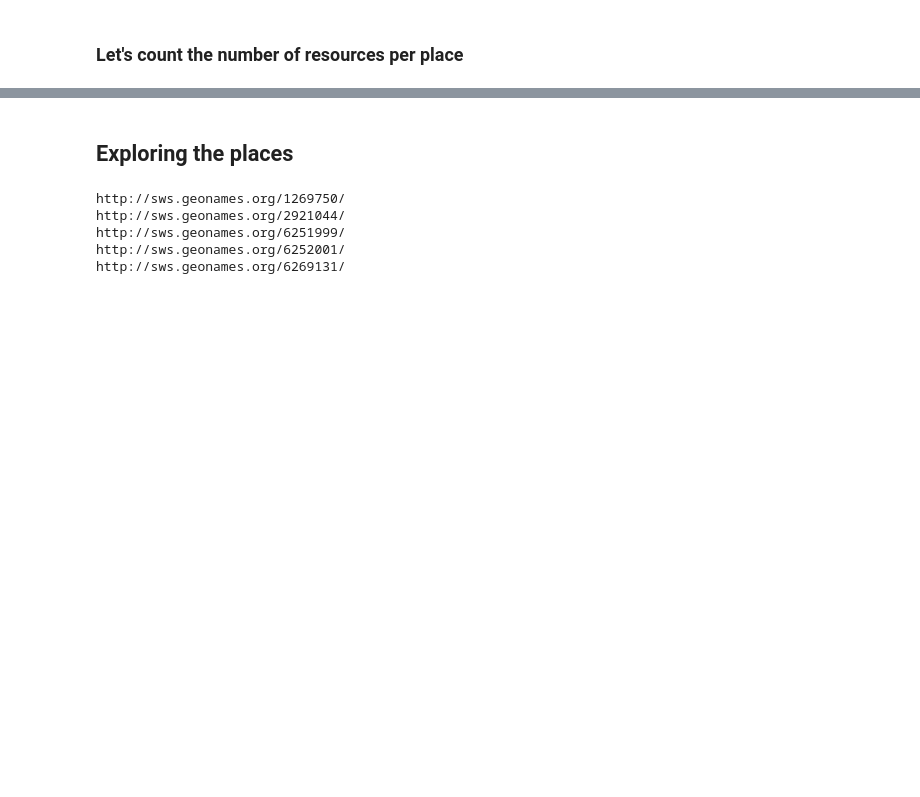
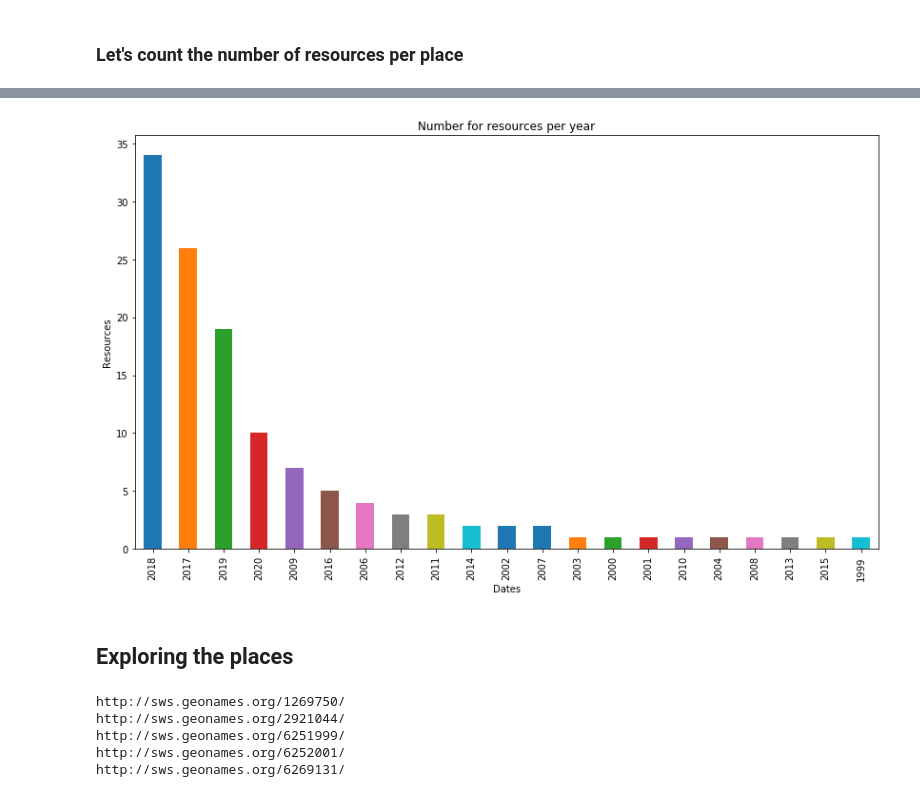
Before and after one commit to hibernator11/notebook-lod-libraries, a Jupyter notebook: bnb-lod-extraction-map.ipynb, the cells around one changed output, grey strips where cells are left out. Saved outputs shown, nothing was run; the diff lists cells and outputs as text; code cells hidden in the pictures; blank space fills up the shorter version.

```diff
--- a/bnb-lod-extraction-map.ipynb
+++ b/bnb-lod-extraction-map.ipynb
@@ -149,3 +188,12 @@ places_by_number[['http://sws.geonames.org/6269131/']][0]
+# %%
+ax = df['year'].value_counts().plot(kind='bar',
+                                    figsize=(14,8),
+                                    title="Number for resources per year")
+ax.set_xlabel("Dates")
+ax.set_ylabel("Resources")
+plt.show()
+# %% [output]
+[figure, added]
 # %% [markdown]
 ## Exploring the places
 # %%
```
Also changed, not shown: parts of 12 cells of this notebook.
